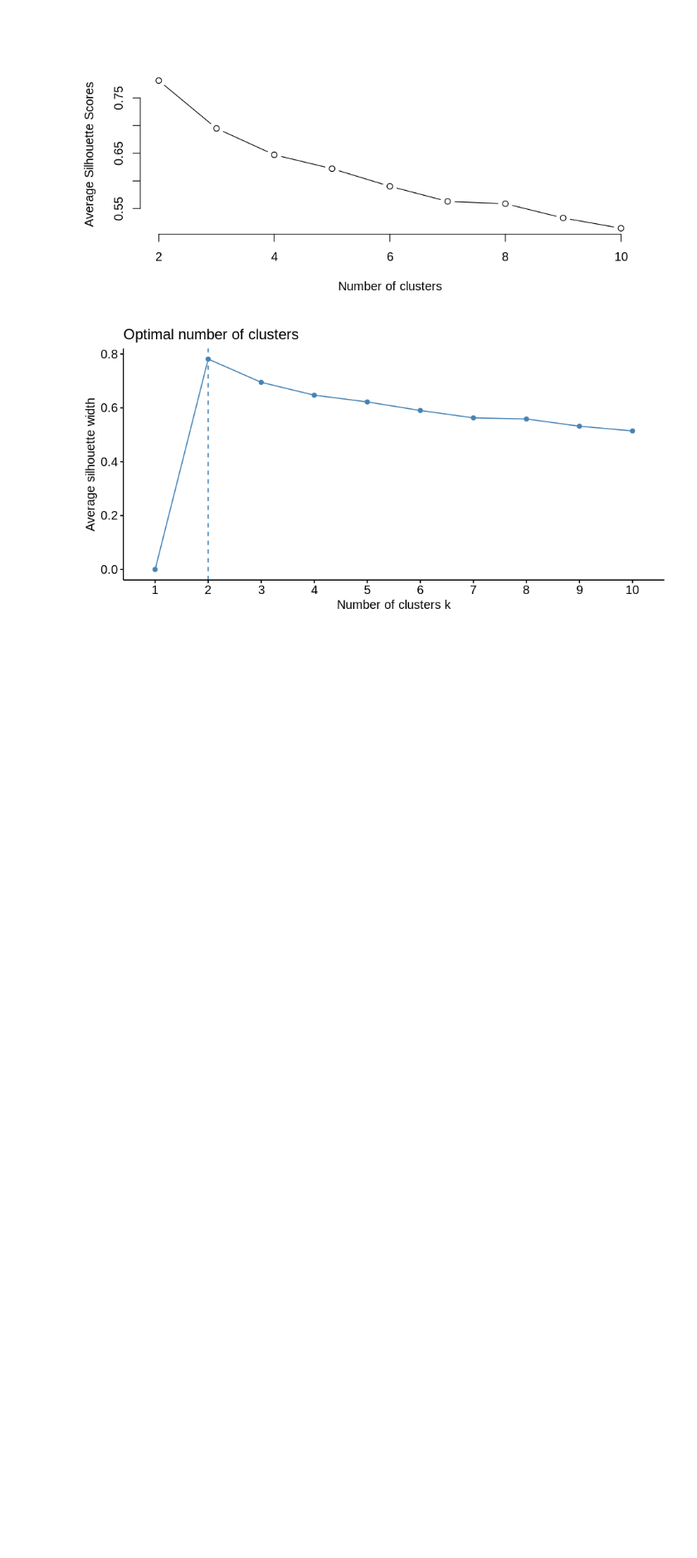
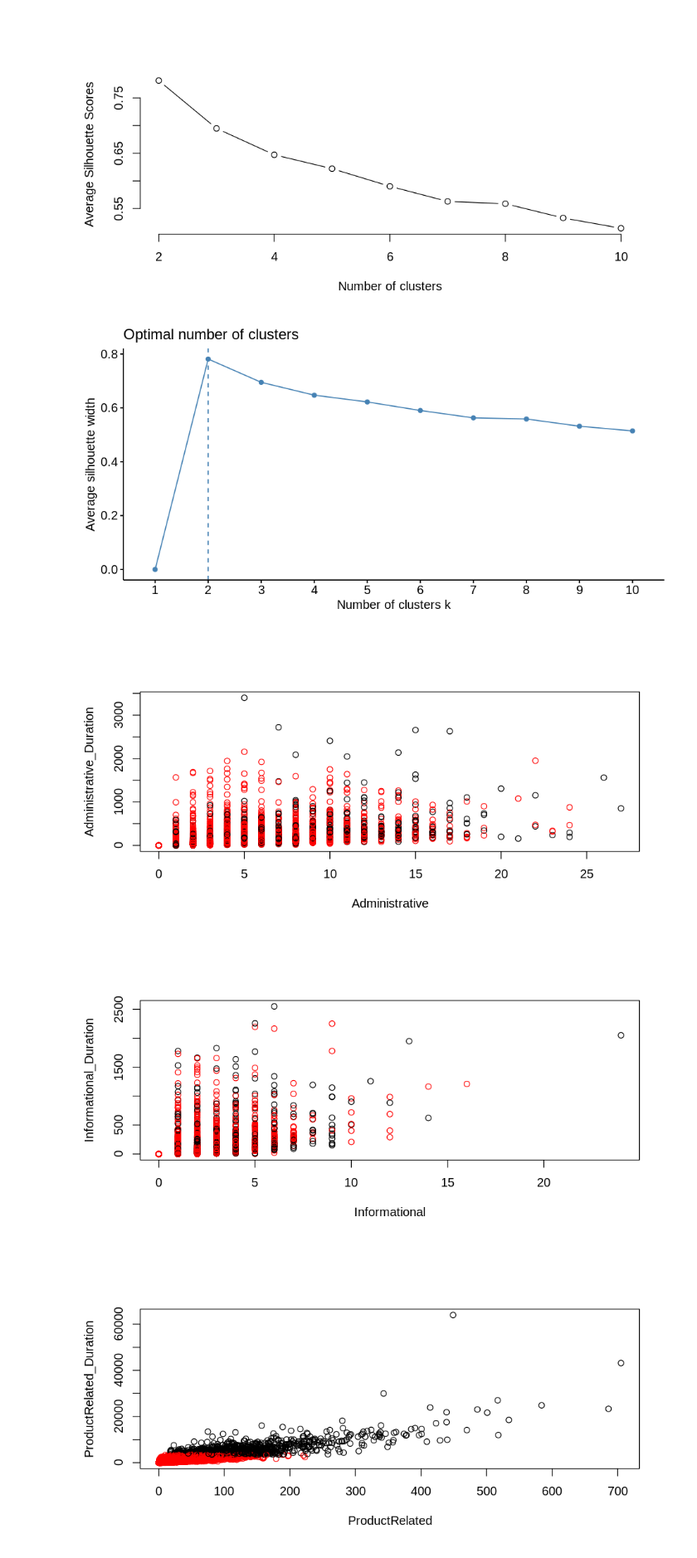
Before and after one commit to LucilleKaleha/Customer-Behaviour, a Jupyter notebook: W13_IP.ipynb, the cells around one changed output. Shown at 83% size. Drawn from its saved outputs; the diff is of its cells as text; code cells hidden in the pictures; blank space fills up the shorter version.

```diff
--- a/W13_IP.ipynb
+++ b/W13_IP.ipynb
@@ -275,3 +275,13 @@ fviz_nbclust(shop_df, kmeans, method='silhouette')
 # Applying kmeans clustering to the dataframe
 set.seed(222)
 means = kmeans(shop_df, 2, iter.max = 400, nstart = 5)
+# %%
+# plottinng to see how aome of the variables have been distributed with the clustering
+plot(shop_df[,1:2], col = means$cluster)
+plot(shop_df[,3:4], col = means$cluster)
+plot(shop_df[,5:6], col = means$cluster)
+plot(shop_df[,7:8], col = means$cluster)
+# %% [output]
+[figure, added]
+[figure, added]
+[figure, added]
```
Also changed, not shown: parts of 13 cells of this notebook.
